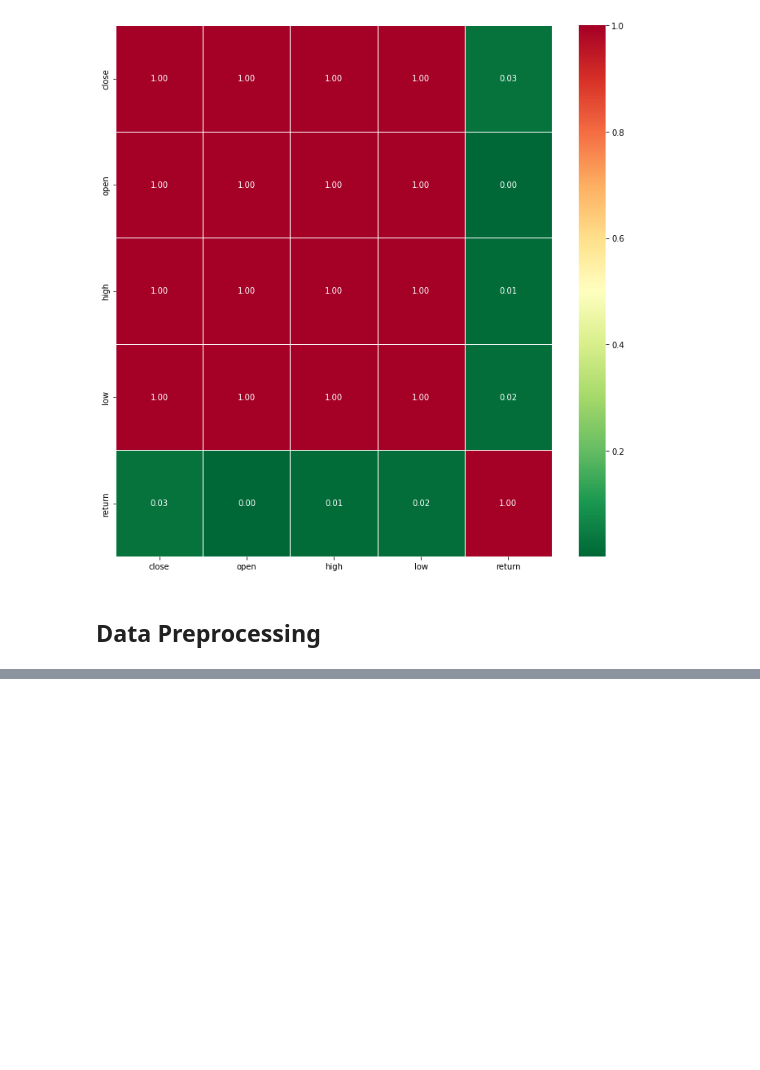
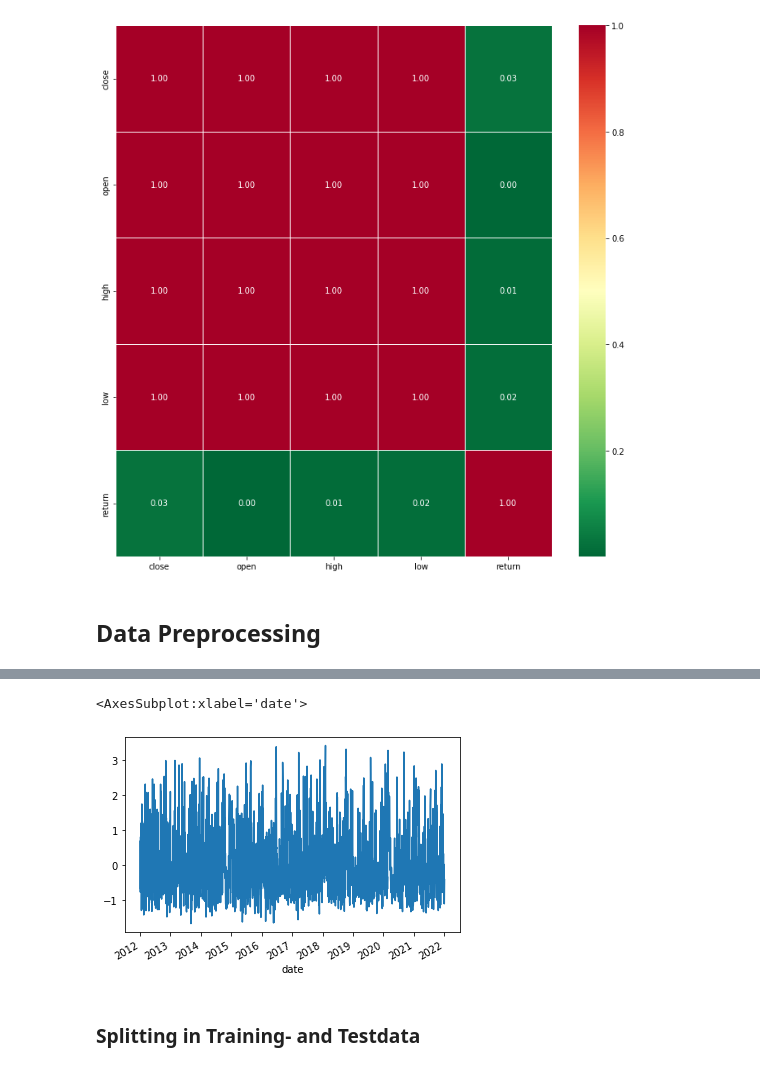
Before and after one commit to jonas-fullstack-dev/ml-financial-data, a Jupyter notebook: stocks.ipynb, the cells around one changed output, grey strips where cells are left out. Saved outputs shown, nothing was run; the diff lists cells and outputs as text; code cells hidden in the pictures; blank space fills up the shorter version.

```diff
--- a/stocks.ipynb
+++ b/stocks.ipynb
@@ -217,0 +245,5 @@ sns.heatmap(df.corr(), annot=True, cmap='RdYlGn_r', linewidth=0.5, fmt='.2f')
+# %%
+scaled.plot()
+# %% [output]
+<AxesSubplot:xlabel='date'>
+[figure, added]
@@ -217,0 +256,2 @@ sns.heatmap(df.corr(), annot=True, cmap='RdYlGn_r', linewidth=0.5, fmt='.2f')
+# %% [markdown]
+### Splitting in Training- and Testdata
```
Also changed, not shown: parts of 20 cells of this notebook.
